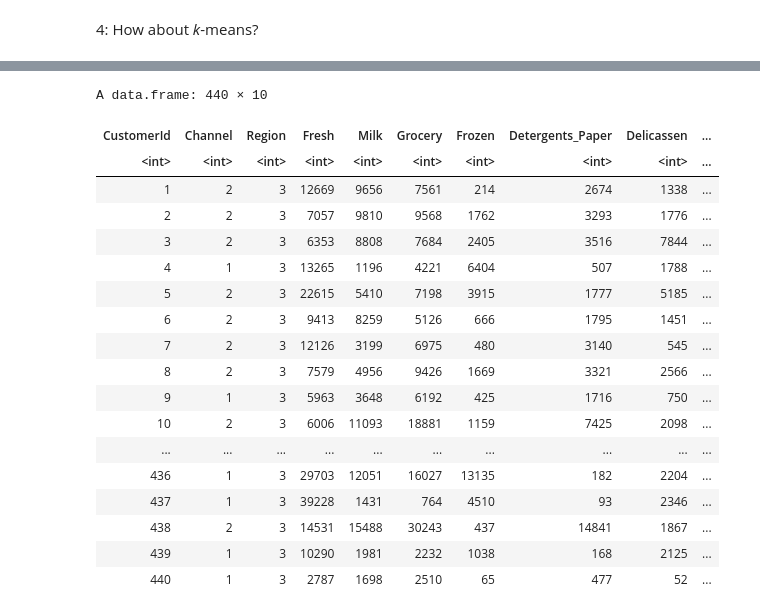
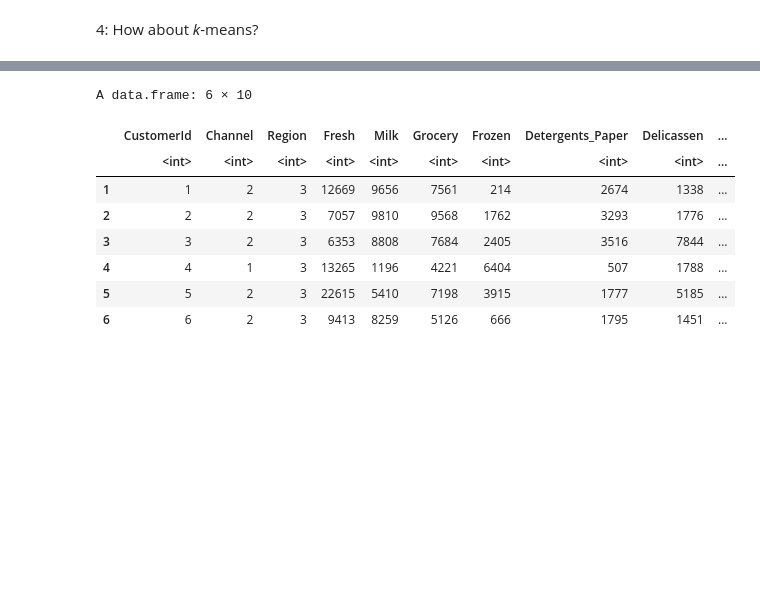
Before and after one commit to richieyuyongpoh/Practical-R-series, a Jupyter notebook: Turning_Data_into_Actionable_Insights.ipynb, the cells around one changed output, grey strips where cells are left out. Saved outputs shown, nothing was run; the diff lists cells and outputs as text; code cells hidden in the pictures; blank space fills up the shorter version.

```diff
--- a/Turning_Data_into_Actionable_Insights.ipynb
+++ b/Turning_Data_into_Actionable_Insights.ipynb
@@ -74,6 +74,6 @@ This data set refers to clients of a wholesale distributor. It includes the annu
 
 For more information, please refer to this [page](https://archive.ics.uci.edu/ml/datasets/wholesale+customers).
 # %%
-myData <- read.csv("Wholesale customers data.csv")
-myData
+myData <- read.csv("https://raw.githubusercontent.com/richieyuyongpoh/Practical-R-series/main/Wholesale%20customers%20data.csv")
+head(myData)
 # %% [output]
@@ -139,8 +129,8 @@ myData %>% select(CustomerId, Fresh, Milk, Grocery,Frozen,Detergents_Paper, Deli
 # %% [markdown]
 4: How about *k*-means?
 # %%
-selectedData <- select (myData,Fresh:Delicassen)
+selectedData <- select (myData,Fresh, Milk, Grocery,Frozen,Detergents_Paper, Delicassen)
 km_res <- kmeans (selectedData,centers = 5,nstart = 20)
 results_5clusters <- factor(km_res$cluster)
-results_5clusters
+head(results_5clusters)
 # %% [output]
@@ -159,25 +138,15 @@ results_5clusters
 Levels: 1 2 3 4 5
 # %%
 myDataClustered <- cbind(myData,results_5clusters)
-myDataClustered
+head(myDataClustered)
 # %% [output]
-A data.frame: 440 × 10
+A data.frame: 6 × 10
-| CustomerId | Channel | Region | Fresh | Milk | Grocery | Frozen | Detergents_Paper | Delicassen | ... |
-| <int> | <int> | <int> | <int> | <int> | <int> | <int> | <int> | <int> | ... |
-| 1 | 2 | 3 | 12669 | 9656 | 7561 | 214 | 2674 | 1338 | ... |
-| 2 | 2 | 3 | 7057 | 9810 | 9568 | 1762 | 3293 | 1776 | ... |
-| 3 | 2 | 3 | 6353 | 8808 | 7684 | 2405 | 3516 | 7844 | ... |
-| 4 | 1 | 3 | 13265 | 1196 | 4221 | 6404 | 507 | 1788 | ... |
-| 5 | 2 | 3 | 22615 | 5410 | 7198 | 3915 | 1777 | 5185 | ... |
-| 6 | 2 | 3 | 9413 | 8259 | 5126 | 666 | 1795 | 1451 | ... |
-| 7 | 2 | 3 | 12126 | 3199 | 6975 | 480 | 3140 | 545 | ... |
-| 8 | 2 | 3 | 7579 | 4956 | 9426 | 1669 | 3321 | 2566 | ... |
-| 9 | 1 | 3 | 5963 | 3648 | 6192 | 425 | 1716 | 750 | ... |
-| 10 | 2 | 3 | 6006 | 11093 | 18881 | 1159 | 7425 | 2098 | ... |
-| ... | ... | ... | ... | ... | ... | ... | ... | ... | ... |
-| 436 | 1 | 3 | 29703 | 12051 | 16027 | 13135 | 182 | 2204 | ... |
-| 437 | 1 | 3 | 39228 | 1431 | 764 | 4510 | 93 | 2346 | ... |
-| 438 | 2 | 3 | 14531 | 15488 | 30243 | 437 | 14841 | 1867 | ... |
-| 439 | 1 | 3 | 10290 | 1981 | 2232 | 1038 | 168 | 2125 | ... |
-| 440 | 1 | 3 | 2787 | 1698 | 2510 | 65 | 477 | 52 | ... |
+|  | CustomerId | Channel | Region | Fresh | Milk | Grocery | Frozen | Detergents_Paper | Delicassen | ... |
+|  | <int> | <int> | <int> | <int> | <int> | <int> | <int> | <int> | <int> | ... |
+| 1 | 1 | 2 | 3 | 12669 | 9656 | 7561 | 214 | 2674 | 1338 | ... |
+| 2 | 2 | 2 | 3 | 7057 | 9810 | 9568 | 1762 | 3293 | 1776 | ... |
+| 3 | 3 | 2 | 3 | 6353 | 8808 | 7684 | 2405 | 3516 | 7844 | ... |
+| 4 | 4 | 1 | 3 | 13265 | 1196 | 4221 | 6404 | 507 | 1788 | ... |
+| 5 | 5 | 2 | 3 | 22615 | 5410 | 7198 | 3915 | 1777 | 5185 | ... |
+| 6 | 6 | 2 | 3 | 9413 | 8259 | 5126 | 666 | 1795 | 1451 | ... |
 # %%
```
Also changed, not shown: parts of 16 cells of this notebook.
